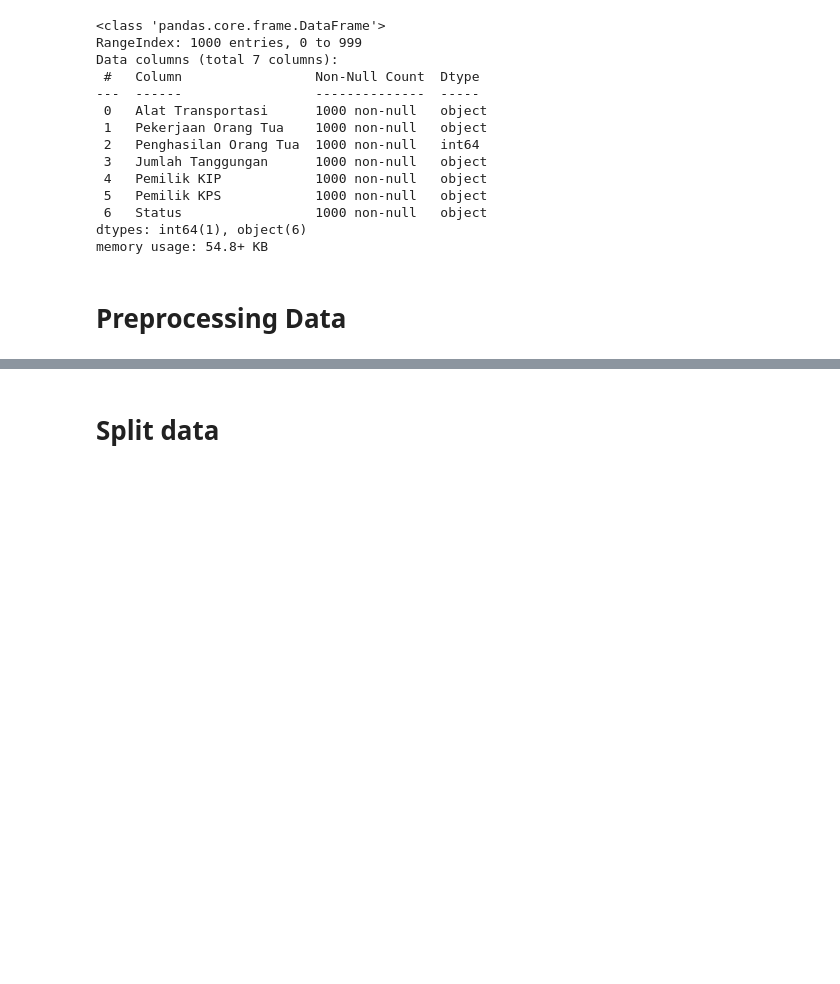
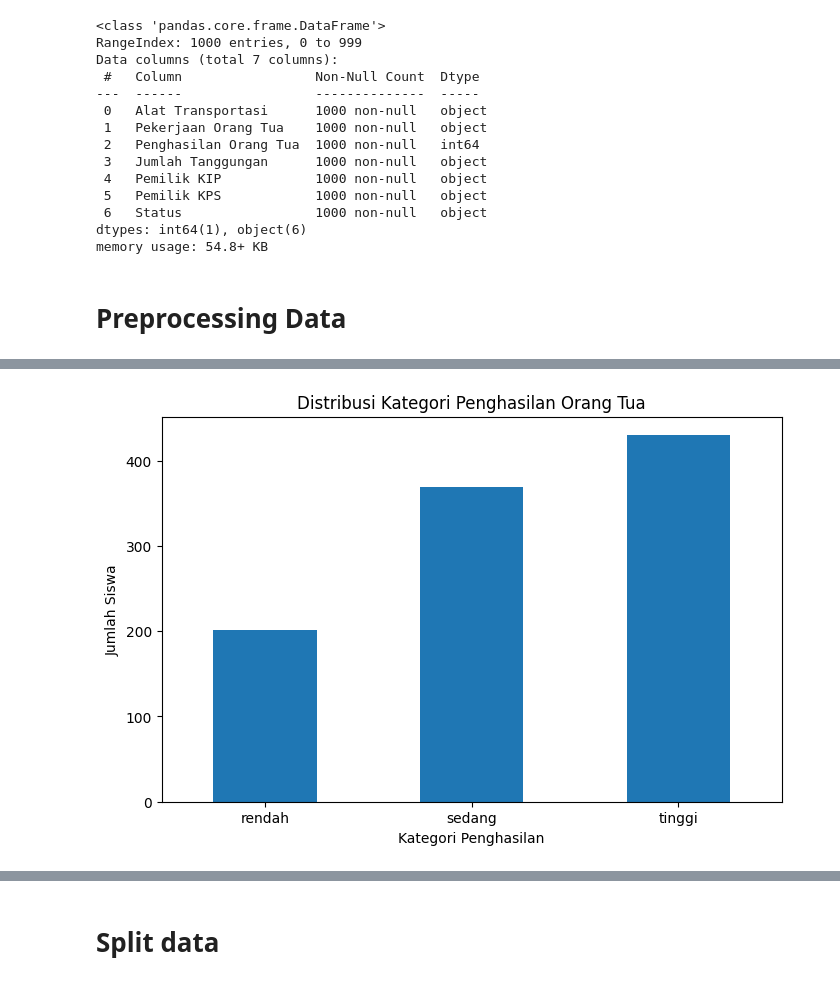
Before and after one commit to Tagenshin/capstone_spk_pip, a Jupyter notebook: ml/model_deep_learning/model_ann.ipynb, the cells around one changed output, grey strips where cells are left out. Drawn from its saved outputs; the diff is of its cells as text; code cells hidden in the pictures; blank space fills up the shorter version.

```diff
--- a/ml/model_deep_learning/model_ann.ipynb
+++ b/ml/model_deep_learning/model_ann.ipynb
@@ -57,0 +79,16 @@ df.head()
+# %%
+import matplotlib.pyplot as plt
+
+# Hitung jumlah masing-masing kategori
+counts = df_binning['Penghasilan Orang Tua'].value_counts().sort_index()
+
+# Plot bar chart
+plt.figure(figsize=(8,5))
+counts.plot(kind='bar')
+plt.title('Distribusi Kategori Penghasilan Orang Tua')
+plt.xlabel('Kategori Penghasilan')
+plt.ylabel('Jumlah Siswa')
+plt.xticks(rotation=0)
+plt.show()
+# %% [output]
+[figure, added]
```
Also changed, not shown: parts of 15 cells of this notebook, 5 other files.
